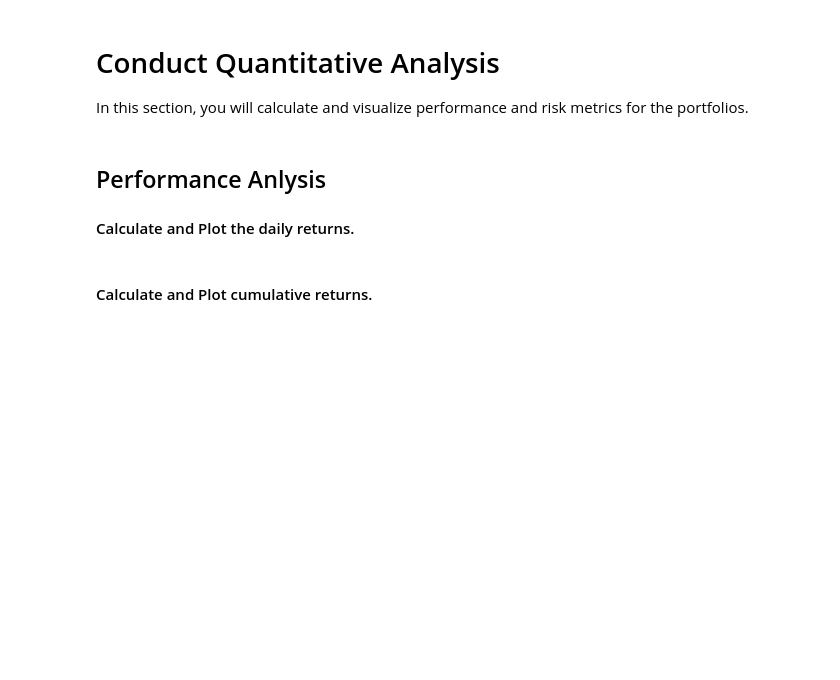
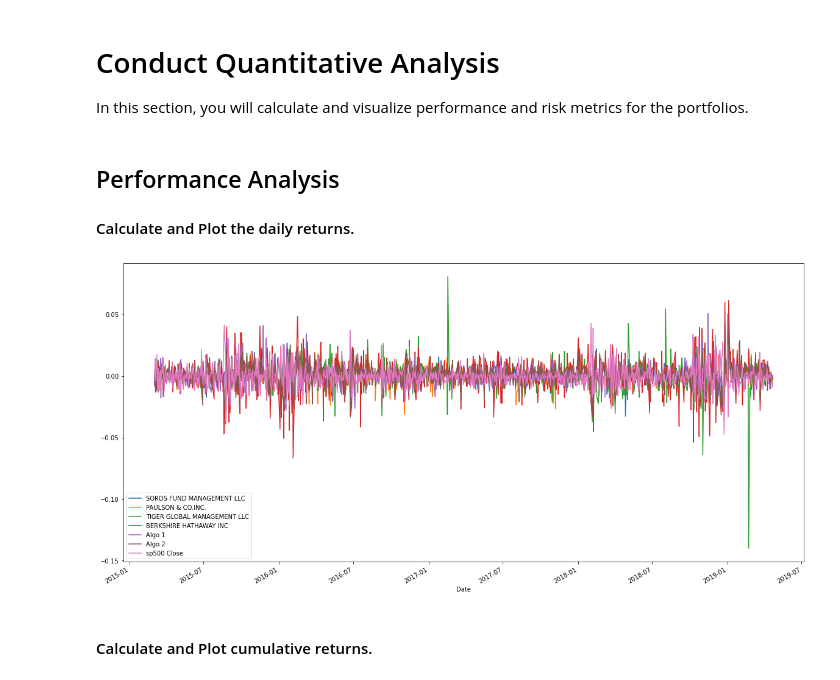
Before and after one commit to jordan-gilmartin/pandas-portfolio-analysis, a Jupyter notebook: whale_analysis.ipynb, the cells around one changed output. Cells and saved outputs as stored; diff of their text form; code cells hidden in the pictures; blank space fills up the shorter version.

Commit message:
added plot of daily returns of all portfolios

```diff
--- a/whale_analysis.ipynb
+++ b/whale_analysis.ipynb
@@ -269,11 +286,14 @@ combined_df
 
 In this section, you will calculate and visualize performance and risk metrics for the portfolios.
 # %% [markdown]
-## Performance Anlysis
+## Performance Analysis
 
 #### Calculate and Plot the daily returns.
 # %%
 # Plot daily returns of all portfolios
+combined_df.plot(figsize=(20,10));
+# %% [output]
+[figure, added]
 # %% [markdown]
 #### Calculate and Plot cumulative returns.
 # %%
```
Also changed, not shown: parts of 1 cell of this notebook.
